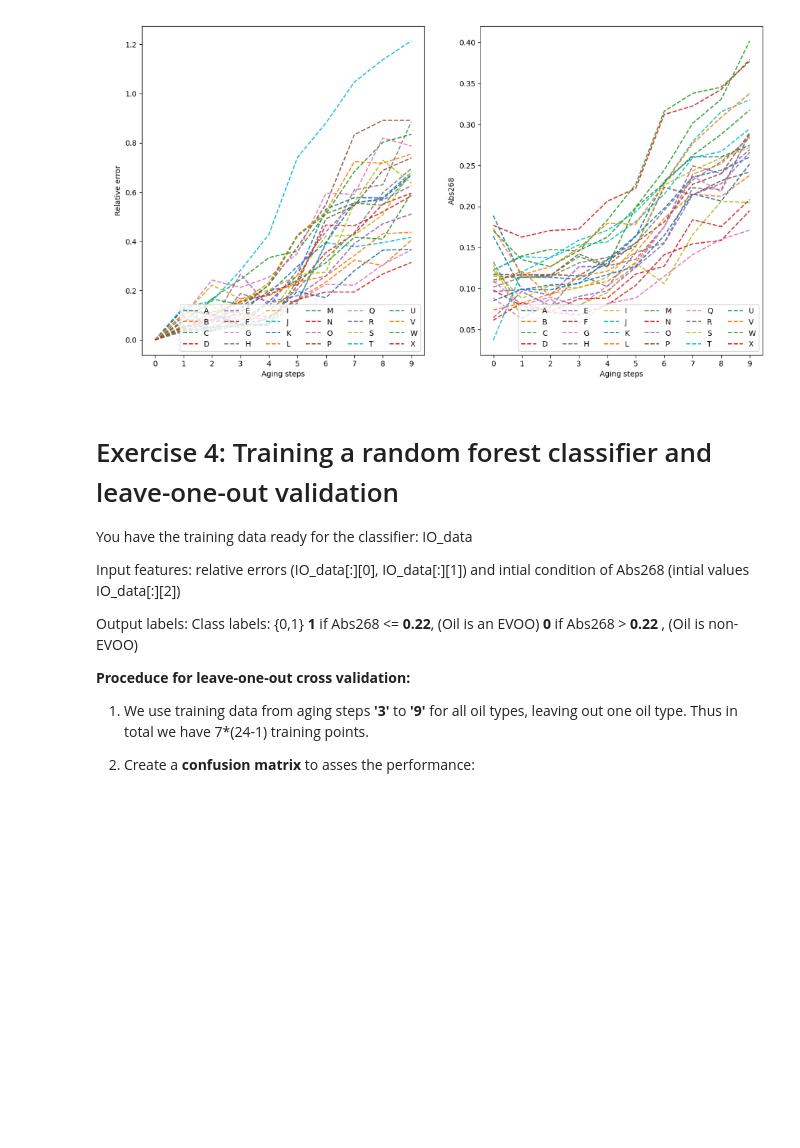
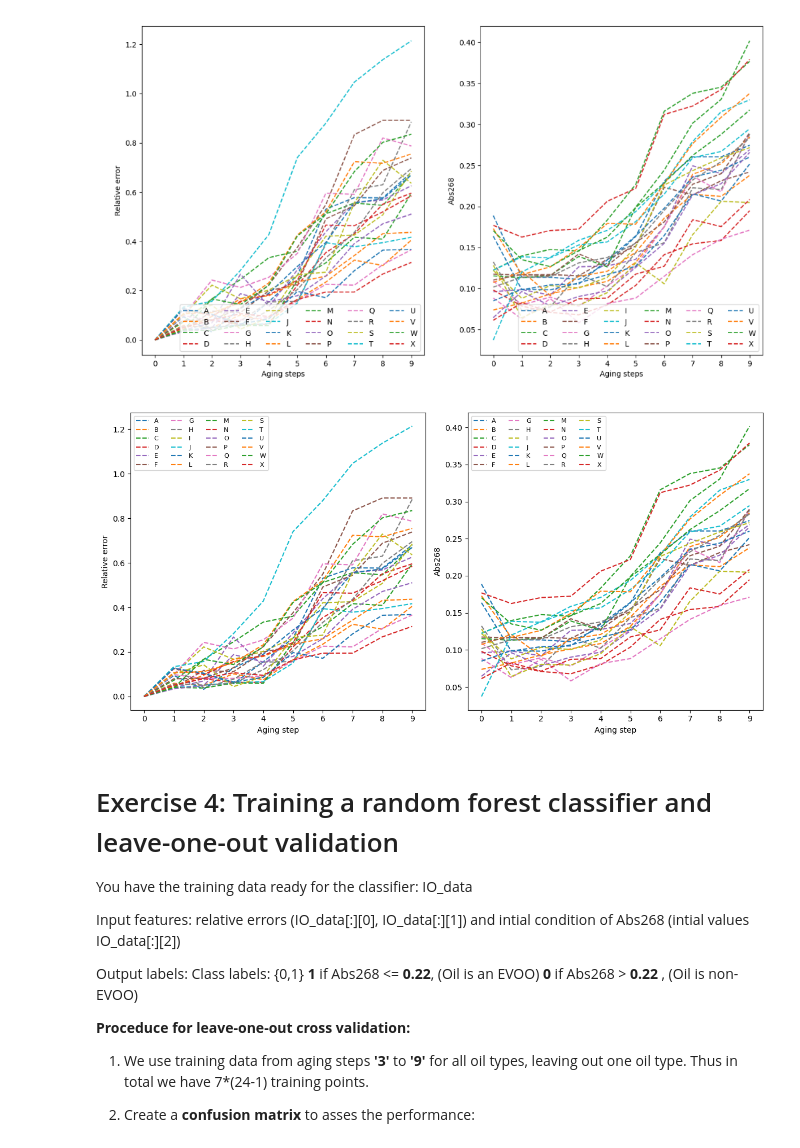
Before and after one commit to slymachenko/olive-oil-quality-prediction, a Jupyter notebook: main.ipynb, the cells around one changed output. Cells and saved outputs as stored; diff of their text form; code cells hidden in the pictures; blank space fills up the shorter version.

```diff
--- a/main.ipynb
+++ b/main.ipynb
@@ -508,8 +508,27 @@ We expect plots like the one shown below:
 
 ![plot_RE_trend.PNG](attachment:plot_RE_trend.PNG)
 # %%
-# Write your solution here
-...
+fig, axes = plt.subplots(1, 2, figsize=(12,6))
+axes = axes.flatten()
+
+for oil in oil_types:
+    axes[0].plot(range(len(IO_data[oil][0])), IO_data[oil][0], ls='--', label=oil)
+axes[0].set_xlabel('Aging step')
+axes[0].set_ylabel('Relative error')
+axes[0].set_xticks(range(10))
+axes[0].legend(ncol=4, fontsize=8)
+
+for oil in oil_types:
+    axes[1].plot(range(len(IO_data[oil][2])), IO_data[oil][2], ls='--', label=oil)
+axes[1].set_xlabel('Aging step')
+axes[1].set_ylabel('Abs268')
+axes[1].set_xticks(range(10))
+axes[1].legend(ncol=4, fontsize=8)
+
+plt.tight_layout()
+plt.show()
+# %% [output]
+[figure, added]
 # %% [markdown]
 # Exercise 4: Training a random forest classifier and leave-one-out validation
 You have the training data ready for the classifier: IO_data
```
